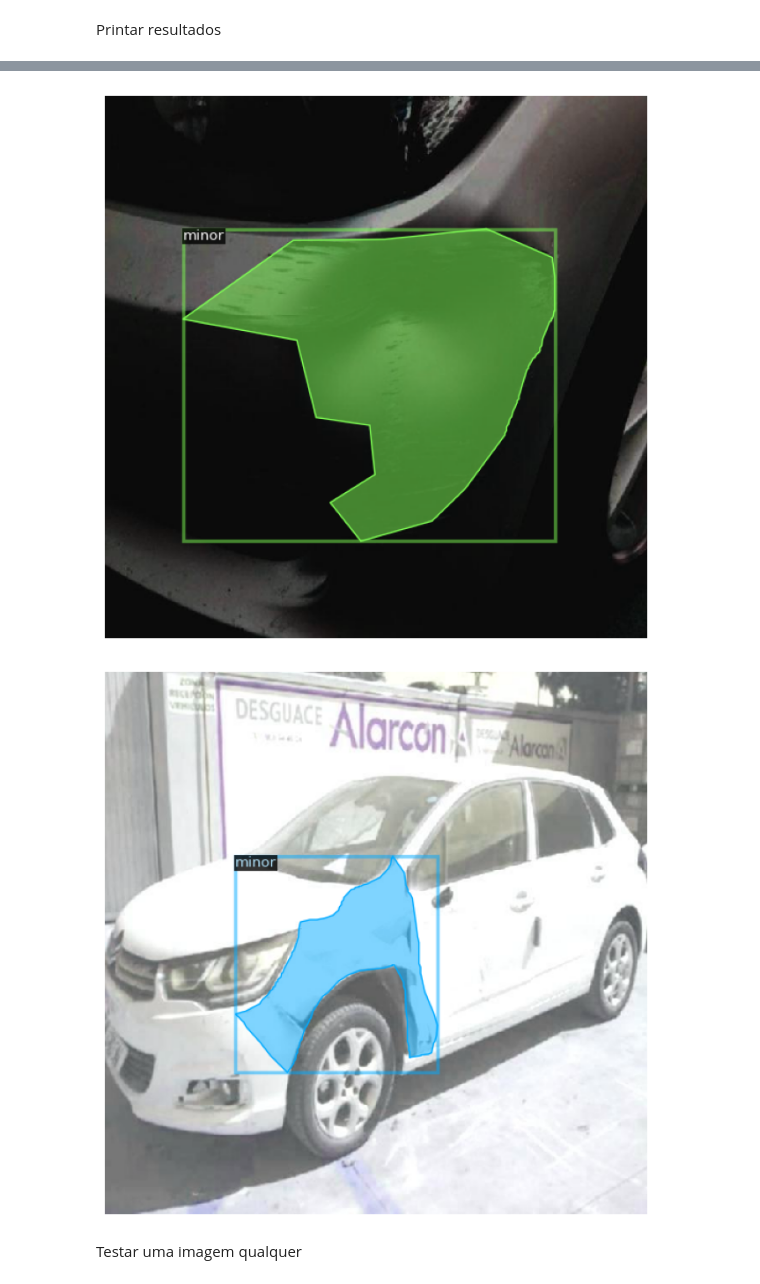
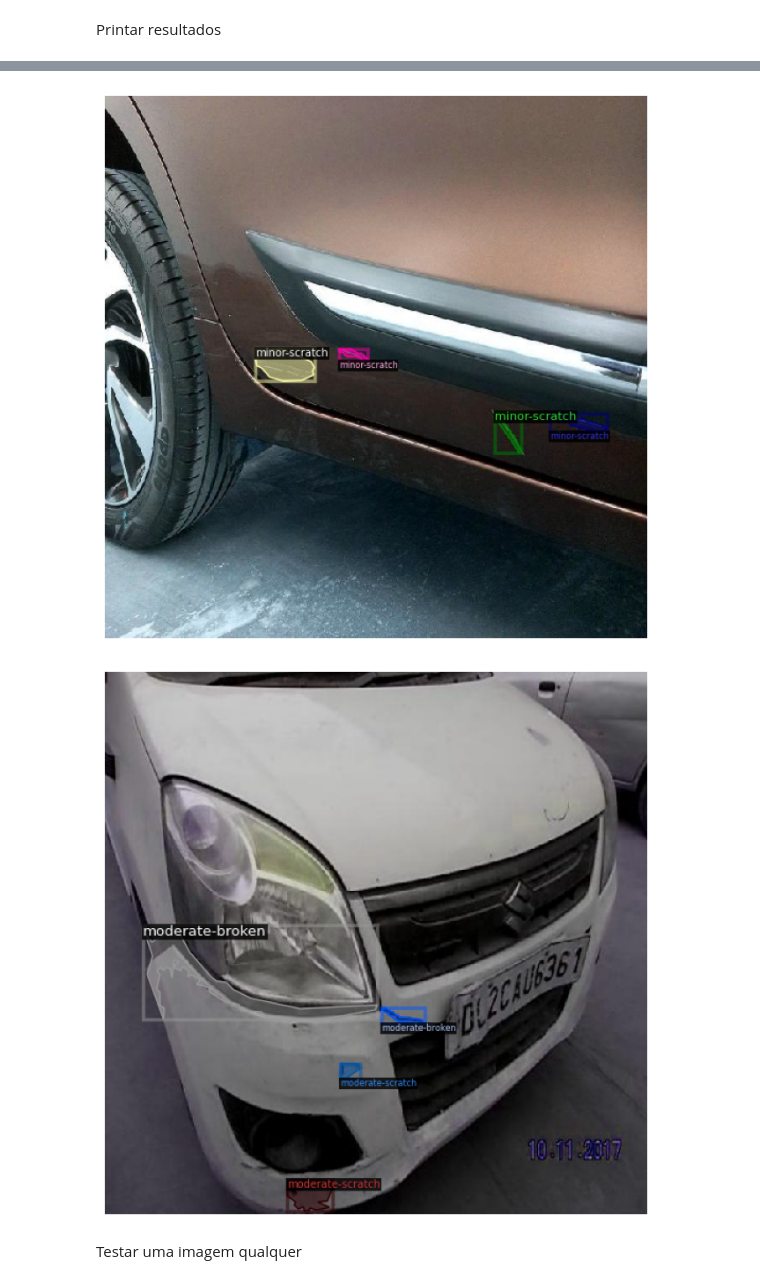
Before and after one commit to ricardofachini/visao-computacional, a Jupyter notebook: classificador.ipynb, the cells around one changed output, grey strips where cells are left out. Cells and saved outputs as stored; diff of their text form; code cells hidden in the pictures.

```diff
--- a/classificador.ipynb
+++ b/classificador.ipynb
@@ -200,8 +191,8 @@ from detectron2.utils.visualizer import Visualizer
 from detectron2.data import DatasetCatalog, MetadataCatalog
 
 # Get the dataset metadata and dataset dicts
-dataset_dicts = DatasetCatalog.get("car-damage-s4-test")
-metadata = MetadataCatalog.get("car-damage-s4-test")
+dataset_dicts = DatasetCatalog.get("severity-test")
+metadata = MetadataCatalog.get("severity-test")
 
 # Plot a few random images from the dataset
 for d in random.sample(dataset_dicts, 3):  # Change the number to print more or fewer images
@@ -225,5 +216,5 @@ Category ids in annotations are not in [1, #categories]! We'll apply a mapping f
-[figure, old version]
+[figure, new version]
-[figure, old version]
+[figure, new version]
 # %% [markdown]
 Testar uma imagem qualquer
 # %%
```
Also changed, not shown: parts of 8 cells of this notebook, 1 other file.
